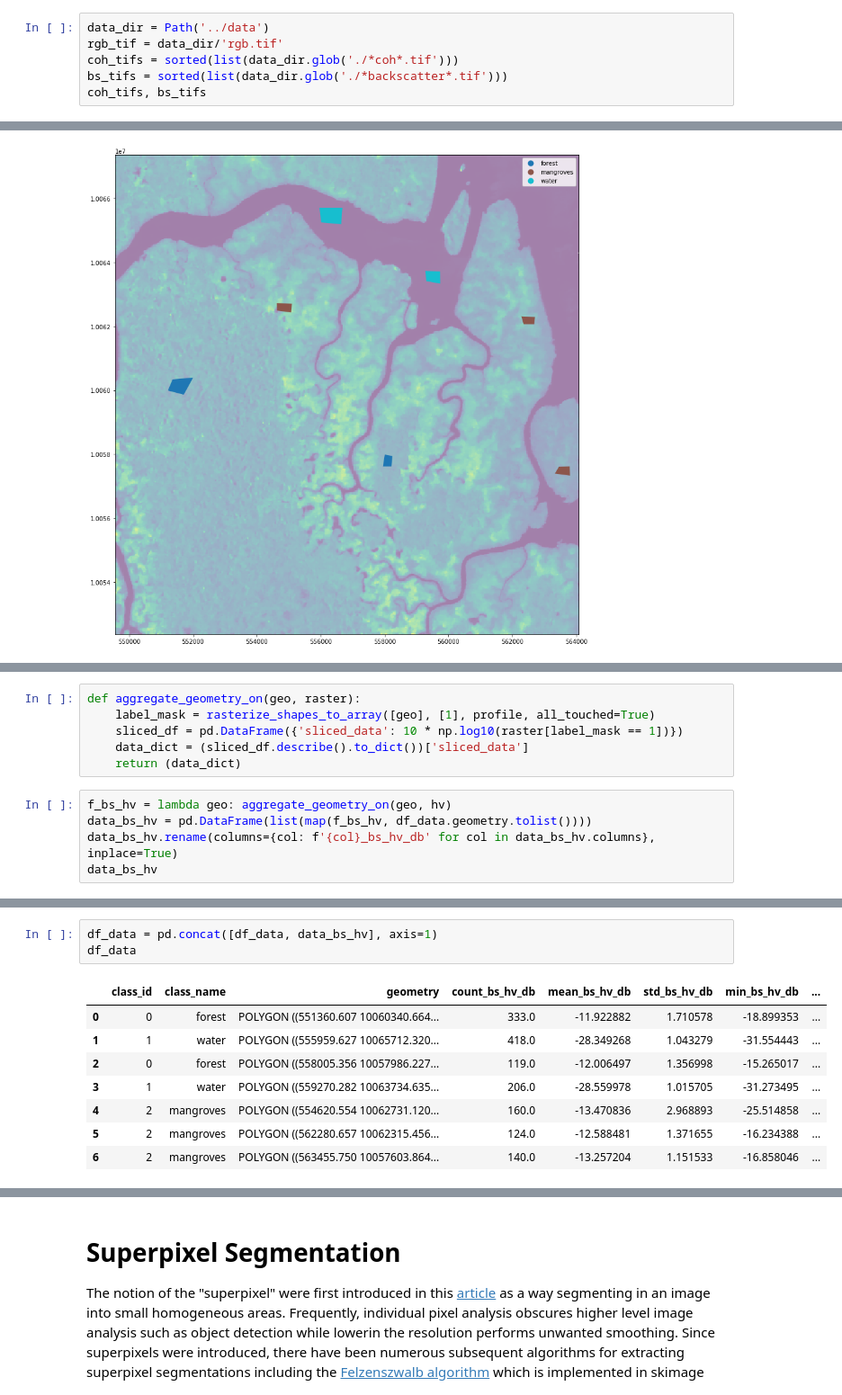
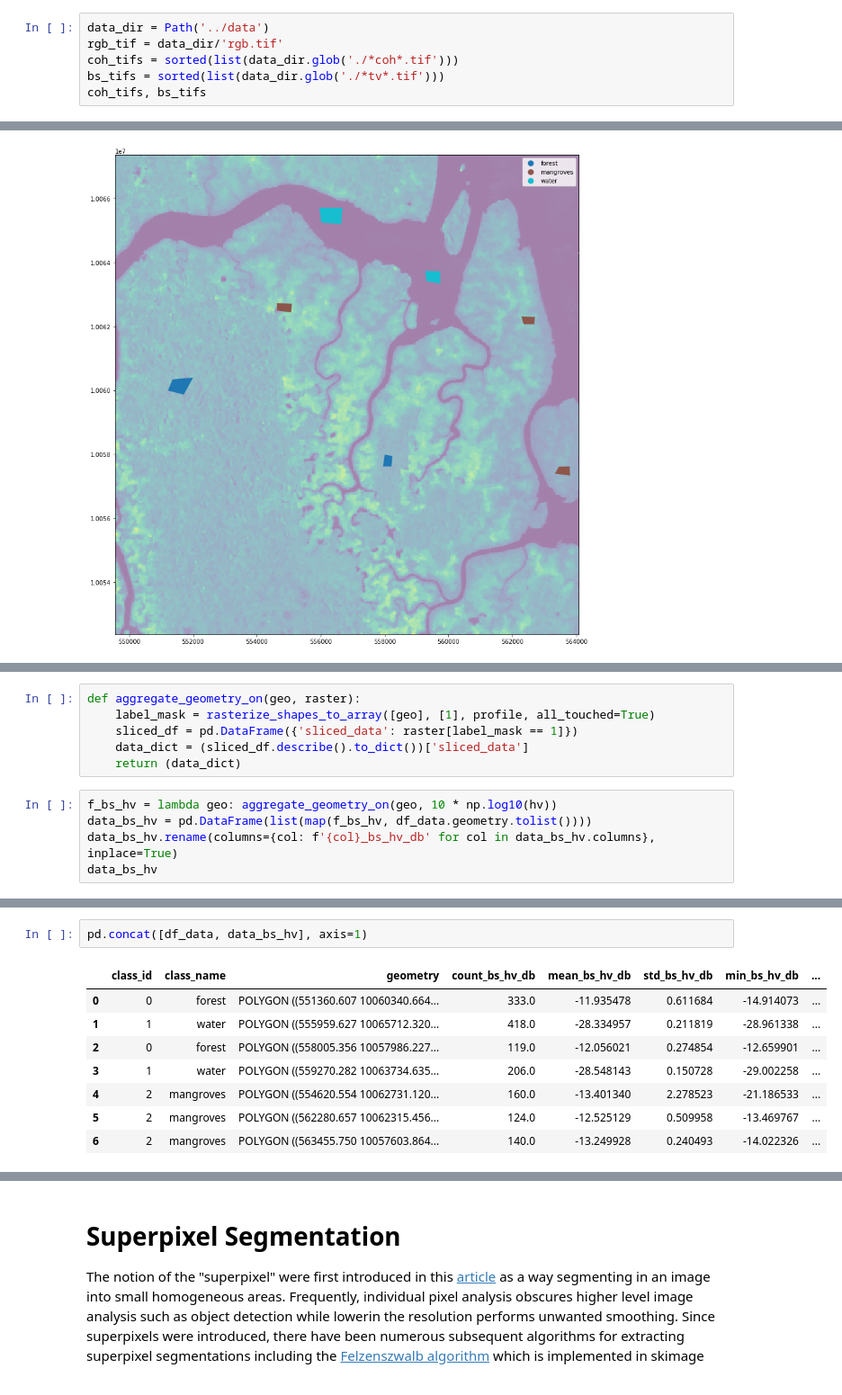
Before and after one commit to simard-landscape-lab/sari-tutorial, a Jupyter notebook: 8_Supervised_Classification/8_Supervised_Classification_With_Superpixels.ipynb, the cells around one changed output, grey strips where cells are left out. Shown at 90% size. Cells and saved outputs as stored; diff of their text form.

```diff
--- a/8_Supervised_Classification/8_Supervised_Classification_With_Superpixels.ipynb
+++ b/8_Supervised_Classification/8_Supervised_Classification_With_Superpixels.ipynb
@@ -35,7 +35,7 @@ The goals of the notebook
 data_dir = Path('../data')
 rgb_tif = data_dir/'rgb.tif'
 coh_tifs = sorted(list(data_dir.glob('./*coh*.tif')))
-bs_tifs = sorted(list(data_dir.glob('./*backscatter*.tif')))
+bs_tifs = sorted(list(data_dir.glob('./*tv*.tif')))
 coh_tifs, bs_tifs
 # %% [output]
 ([PosixPath('../data/alos_coh_hh.tif'), PosixPath('../data/alos_coh_hv.tif')],
@@ -87,11 +103,11 @@ with rasterio.open(data_dir/'rgb.tif') as ds:
 # %%
 def aggregate_geometry_on(geo, raster):
     label_mask = rasterize_shapes_to_array([geo], [1], profile, all_touched=True)
-    sliced_df = pd.DataFrame({'sliced_data': 10 * np.log10(raster[label_mask == 1])})
+    sliced_df = pd.DataFrame({'sliced_data': raster[label_mask == 1]})
     data_dict = (sliced_df.describe().to_dict())['sliced_data']
     return (data_dict)
 # %%
-f_bs_hv = lambda geo: aggregate_geometry_on(geo, hv)
+f_bs_hv = lambda geo: aggregate_geometry_on(geo, 10 * np.log10(hv))
 data_bs_hv = pd.DataFrame(list(map(f_bs_hv, df_data.geometry.tolist())))
 data_bs_hv.rename(columns={col: f'{col}_bs_hv_db' for col in data_bs_hv.columns}, inplace=True)
 data_bs_hv
@@ -107,15 +125,14 @@ data_bs_hv
 # %%
-df_data = pd.concat([df_data, data_bs_hv], axis=1)
-df_data
+pd.concat([df_data, data_bs_hv], axis=1)
 # %% [output]
 |  | class_id | class_name | geometry | count_bs_hv_db | mean_bs_hv_db | std_bs_hv_db | min_bs_hv_db | ... |
-| 0 | 0 | forest | POLYGON ((551360.607 10060340.664... | 333.0 | -11.922882 | 1.710578 | -18.899353 | ... |
-| 1 | 1 | water | POLYGON ((555959.627 10065712.320... | 418.0 | -28.349268 | 1.043279 | -31.554443 | ... |
-| 2 | 0 | forest | POLYGON ((558005.356 10057986.227... | 119.0 | -12.006497 | 1.356998 | -15.265017 | ... |
-| 3 | 1 | water | POLYGON ((559270.282 10063734.635... | 206.0 | -28.559978 | 1.015705 | -31.273495 | ... |
-| 4 | 2 | mangroves | POLYGON ((554620.554 10062731.120... | 160.0 | -13.470836 | 2.968893 | -25.514858 | ... |
-| 5 | 2 | mangroves | POLYGON ((562280.657 10062315.456... | 124.0 | -12.588481 | 1.371655 | -16.234388 | ... |
-| 6 | 2 | mangroves | POLYGON ((563455.750 10057603.864... | 140.0 | -13.257204 | 1.151533 | -16.858046 | ... |
+| 0 | 0 | forest | POLYGON ((551360.607 10060340.664... | 333.0 | -11.935478 | 0.611684 | -14.914073 | ... |
+| 1 | 1 | water | POLYGON ((555959.627 10065712.320... | 418.0 | -28.334957 | 0.211819 | -28.961338 | ... |
+| 2 | 0 | forest | POLYGON ((558005.356 10057986.227... | 119.0 | -12.056021 | 0.274854 | -12.659901 | ... |
+| 3 | 1 | water | POLYGON ((559270.282 10063734.635... | 206.0 | -28.548143 | 0.150728 | -29.002258 | ... |
+| 4 | 2 | mangroves | POLYGON ((554620.554 10062731.120... | 160.0 | -13.401340 | 2.278523 | -21.186533 | ... |
+| 5 | 2 | mangroves | POLYGON ((562280.657 10062315.456... | 124.0 | -12.525129 | 0.509958 | -13.469767 | ... |
+| 6 | 2 | mangroves | POLYGON ((563455.750 10057603.864... | 140.0 | -13.249928 | 0.240493 | -14.022326 | ... |
 # %% [markdown]
 *What do you notice about water backscatter vs. forest backscatter in the labeled polygons?*
 
```
Also changed, not shown: parts of 15 cells of this notebook, 1 other file.
